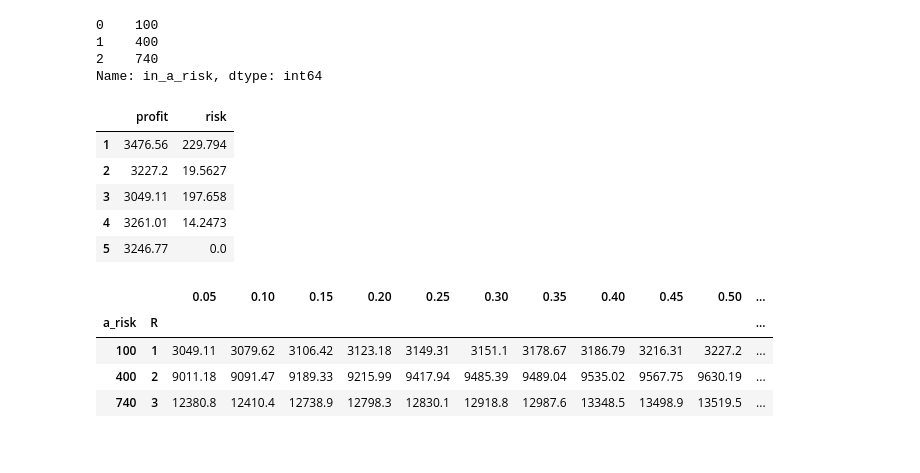
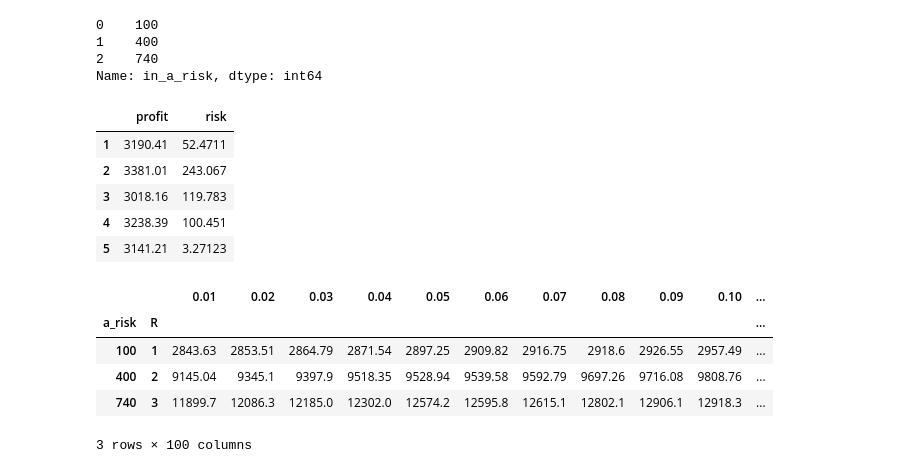
Before and after one commit to jostrzol/wdwr, a Jupyter notebook: src/z2.ipynb, the cells around one changed output. Drawn from its saved outputs; the diff is of its cells as text; code cells hidden in the pictures.

```diff
--- a/src/z2.ipynb
+++ b/src/z2.ipynb
@@ -37,7 +2,8 @@ print(z2_a_out_text)
 from ampl import parse_ampl_table
 from io import StringIO
 
-z2_a_out = StringIO(z2_a_out_text)
-z2_a_df = parse_ampl_table(z2_a_out)
-z2_a_df.head()
+with open("../out/z2-a-out.dat") as file:
+    z2_a_df = parse_ampl_table(file)
+
+z2_a_df
 # %% [output]
@@ -86,23 +26,23 @@ set in_a_risk := 100 400 740;
 # %%
 from ampl import parse_ampl_set, parse_ampl_table
 
-z2_c_out = StringIO(z2_c_out_text)
-z2_c_risks_max = parse_ampl_set(z2_c_out)
-display(z2_c_risks_max)
+with open("../out/z2-c-out.dat") as file:
+    z2_c_risks_max = parse_ampl_set(file)
+    display(z2_c_risks_max)
 
-z2_c_dfs = [parse_ampl_table(z2_c_out, names={1: "risk"}) for _ in z2_c_risks_max]
-display(z2_c_dfs[0].head())
+    z2_c_dfs = [parse_ampl_table(file, names={1: "risk"}) for _ in z2_c_risks_max]
+    display(z2_c_dfs[0].head())
 # %% [output]
 0    100
 1    400
 2    740
 Name: in_a_risk, dtype: int64
 |  | profit | risk |
-| 1 | 3476.56 | 229.794 |
-| 2 | 3227.2 | 19.5627 |
-| 3 | 3049.11 | 197.658 |
-| 4 | 3261.01 | 14.2473 |
-| 5 | 3246.77 | 0.0 |
+| 1 | 3190.41 | 52.4711 |
+| 2 | 3381.01 | 243.067 |
+| 3 | 3018.16 | 119.783 |
+| 4 | 3238.39 | 100.451 |
+| 5 | 3141.21 | 3.27123 |
 # %%
 import pandas as pd
 
@@ -116,11 +56,12 @@ profits_sorted["R"] = np.array(range(len(data))) + 1
 profits_sorted = profits_sorted.set_index("R", append=True)
 profits_sorted
 # %% [output]
-|  |  | 0.05 | 0.10 | 0.15 | 0.20 | 0.25 | 0.30 | 0.35 | 0.40 | 0.45 | 0.50 | ... |
+|  |  | 0.01 | 0.02 | 0.03 | 0.04 | 0.05 | 0.06 | 0.07 | 0.08 | 0.09 | 0.10 | ... |
 | a_risk | R |  |  |  |  |  |  |  |  |  |  | ... |
-| 100 | 1 | 3049.11 | 3079.62 | 3106.42 | 3123.18 | 3149.31 | 3151.1 | 3178.67 | 3186.79 | 3216.31 | 3227.2 | ... |
-| 400 | 2 | 9011.18 | 9091.47 | 9189.33 | 9215.99 | 9417.94 | 9485.39 | 9489.04 | 9535.02 | 9567.75 | 9630.19 | ... |
-| 740 | 3 | 12380.8 | 12410.4 | 12738.9 | 12798.3 | 12830.1 | 12918.8 | 12987.6 | 13348.5 | 13498.9 | 13519.5 | ... |
+| 100 | 1 | 2843.63 | 2853.51 | 2864.79 | 2871.54 | 2897.25 | 2909.82 | 2916.75 | 2918.6 | 2926.55 | 2957.49 | ... |
+| 400 | 2 | 9145.04 | 9345.1 | 9397.9 | 9518.35 | 9528.94 | 9539.58 | 9592.79 | 9697.26 | 9716.08 | 9808.76 | ... |
+| 740 | 3 | 11899.7 | 12086.3 | 12185.0 | 12302.0 | 12574.2 | 12595.8 | 12615.1 | 12802.1 | 12906.1 | 12918.3 | ... |
+3 rows × 100 columns
 # %%
 profit_max = profits_sorted.values[:, -1].max()
 profit_min = profits_sorted.values[:, 0].min()
```
Also changed, not shown: parts of 6 cells of this notebook, 6 other files.
